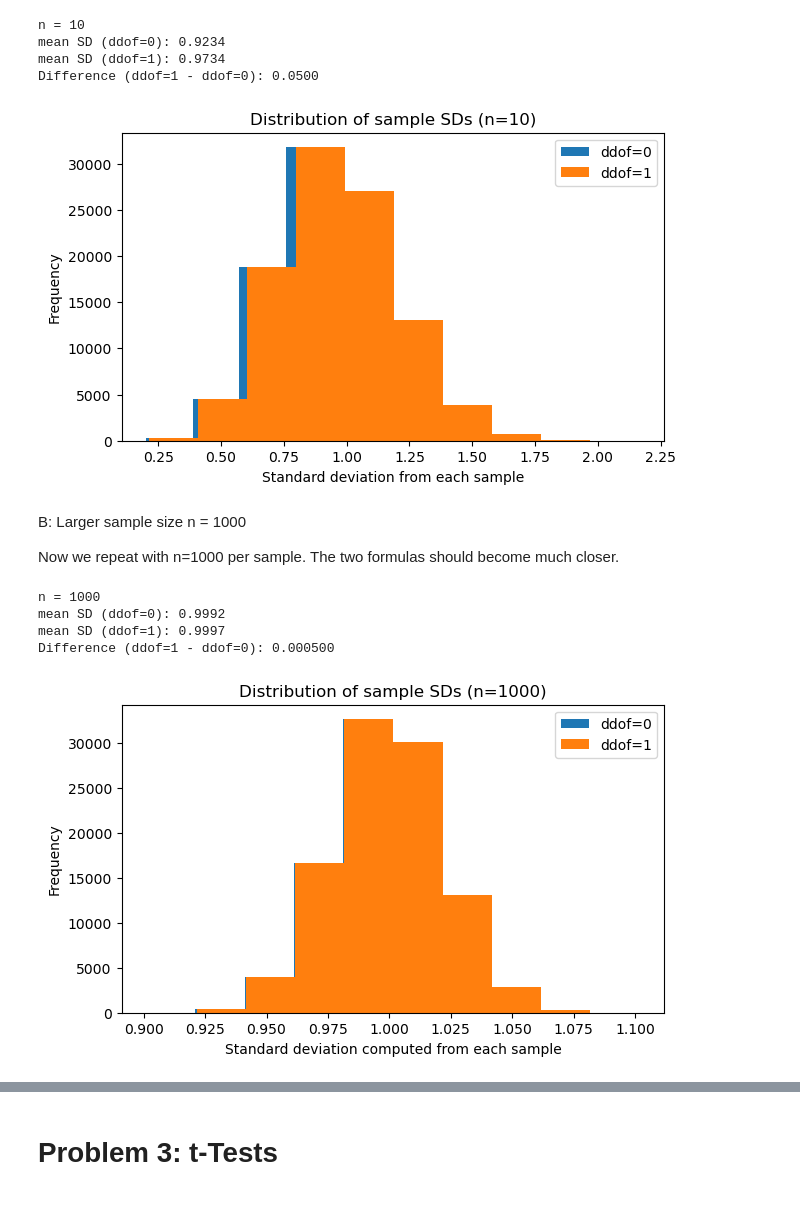
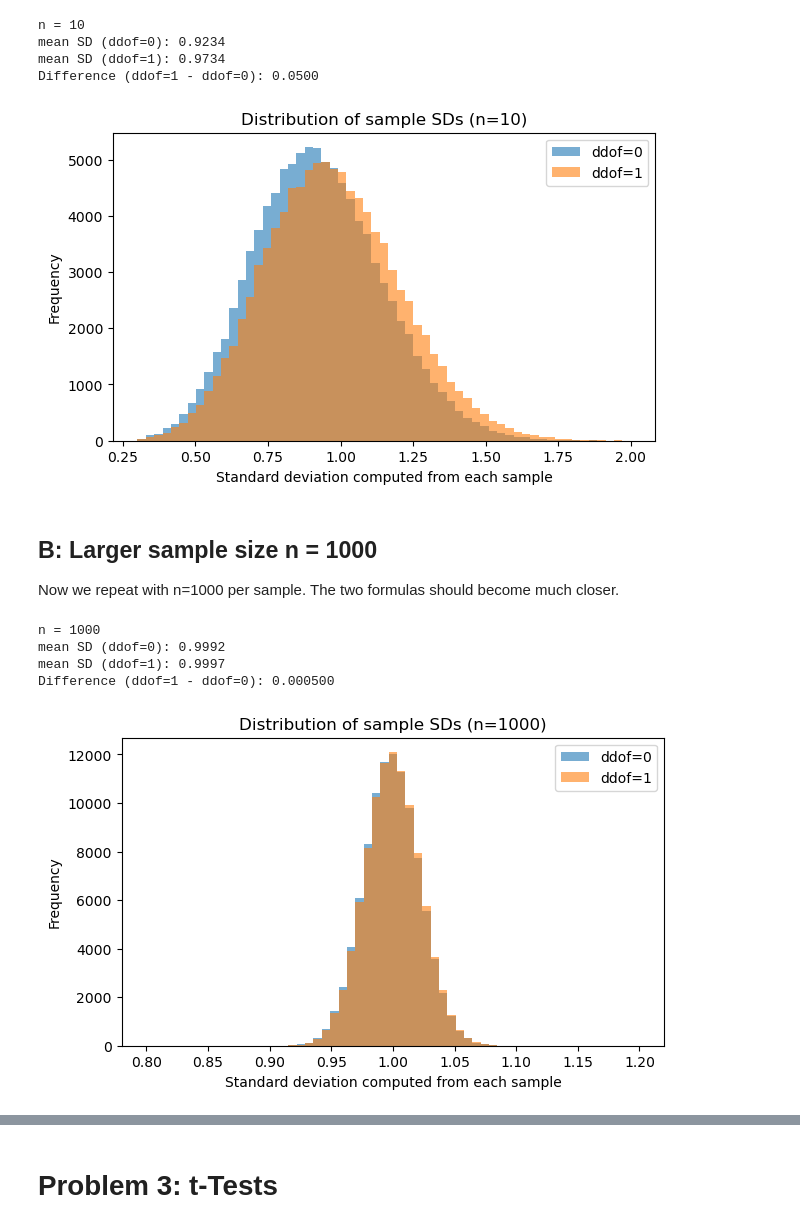
Before and after one commit to Emmet-Devaney/applied_statistics_2025, a Jupyter notebook: problems.ipynb, the cells around one changed output, grey strips where cells are left out. Saved outputs shown, nothing was run; the diff lists cells and outputs as text; code cells hidden in the pictures.

Commit message:
problem 2 - graphs updated

```diff
--- a/problems.ipynb
+++ b/problems.ipynb
@@ -148,17 +148,18 @@ mean SD (ddof=1): 0.9734
 Difference (ddof=1 - ddof=0): 0.0500
 # %%
 plt.figure(figsize=(7, 4))
-plt.hist(sd_ddof0, label="ddof=0")
-plt.hist(sd_ddof1, label="ddof=1")
-plt.xlabel("Standard deviation from each sample")
+bins = np.linspace(0.3, 2.0, 60)
+plt.hist(sd_ddof0, bins=bins, alpha=0.6, label="ddof=0")
+plt.hist(sd_ddof1, bins=bins, alpha=0.6, label="ddof=1")
+plt.xlabel("Standard deviation computed from each sample")
 plt.ylabel("Frequency")
 plt.title("Distribution of sample SDs (n=10)")
 plt.legend()
 plt.show()
 # %% [output]
-[figure, old version]
+[figure, new version]
 # %% [markdown]
-B: Larger sample size n = 1000
+## B: Larger sample size n = 1000
 
 Now we repeat with n=1000 per sample. The two formulas should become much closer.
 # %%
@@ -179,13 +180,14 @@ mean SD (ddof=1): 0.9997
 Difference (ddof=1 - ddof=0): 0.000500
 # %%
 plt.figure(figsize=(7, 4))
-plt.hist(sd0_big, label="ddof=0")
-plt.hist(sd1_big, label="ddof=1")
+bins = np.linspace(0.8, 1.2, 60)
+plt.hist(sd0_big, bins=bins, alpha=0.6, label="ddof=0")
+plt.hist(sd1_big, bins=bins, alpha=0.6, label="ddof=1")
 plt.xlabel("Standard deviation computed from each sample")
 plt.ylabel("Frequency")
 plt.title("Distribution of sample SDs (n=1000)")
 plt.legend()
 plt.show()
 # %% [output]
-[figure, old version]
+[figure, new version]
 # %% [markdown]
```
Also changed, not shown: parts of 3 cells of this notebook.
